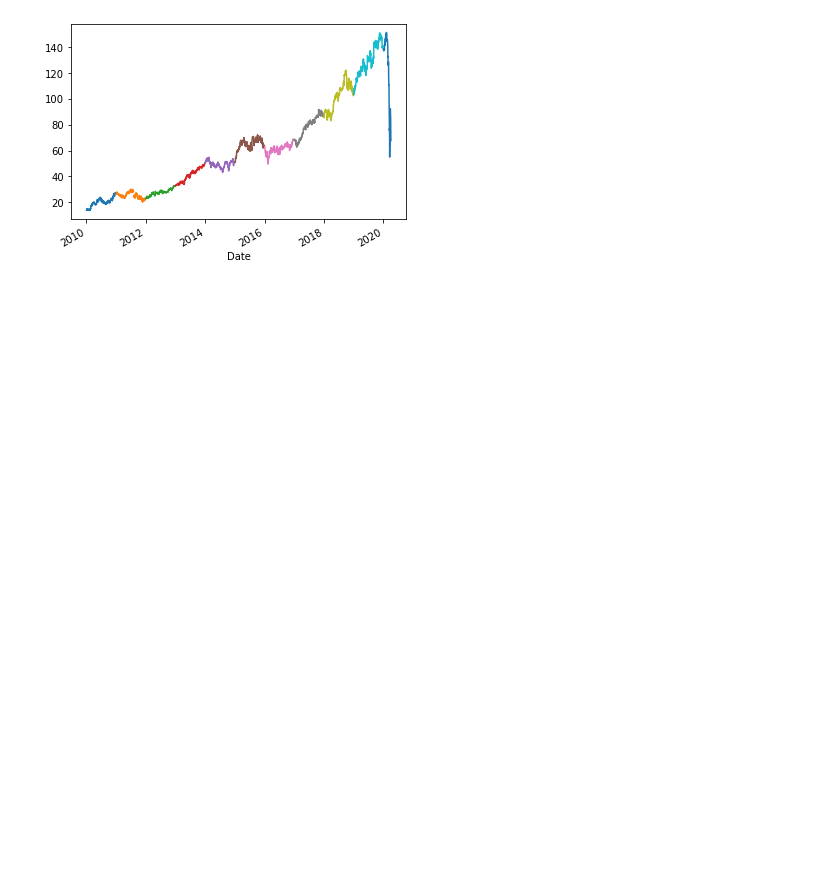
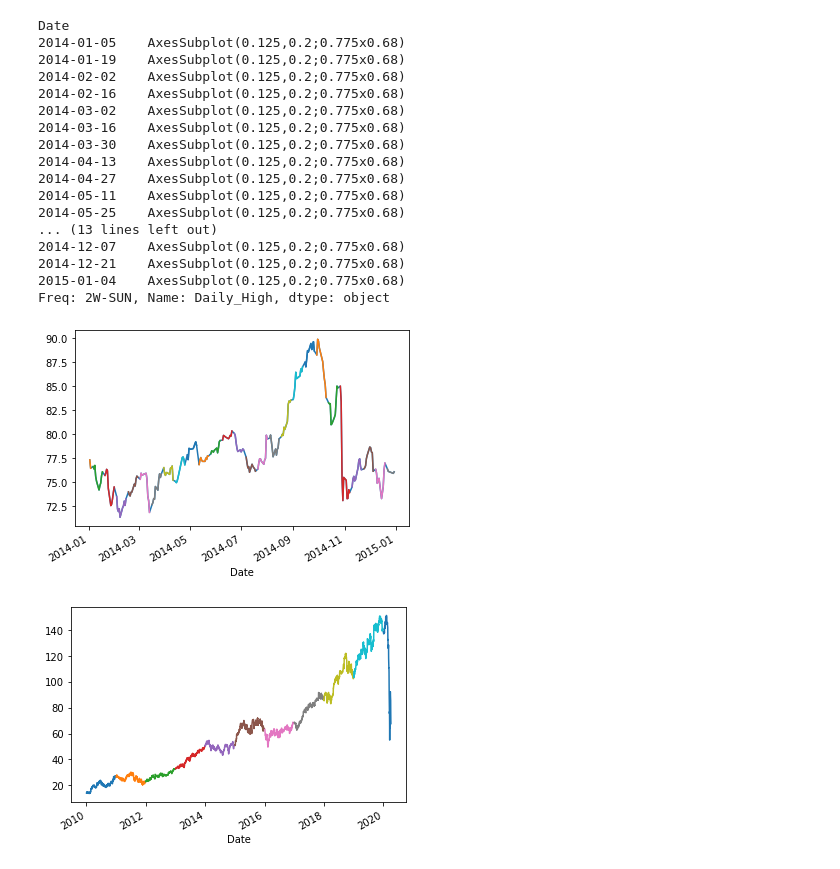
Before and after one commit to Brihmt/AnalyseBourse, a Jupyter notebook: Exploration du dataset.ipynb, the cells around one changed output. Drawn from its saved outputs; the diff is of its cells as text; code cells hidden in the pictures; blank space fills up the shorter version.

```diff
--- a/Exploration du dataset.ipynb
+++ b/Exploration du dataset.ipynb
@@ -63,0 +47,4 @@ test.plot()
+# %%
+#On enlève les lignes avec le Daily_High vide
+data=data.dropna(axis=0)
+data.describe()
@@ -64 +67,25 @@ test.plot()
+# %%
+#On observe les Daily_High pour l'entreprise Sanofi découpé en périodes de 2 semaines sur 2014.
+test=data[data['Name'] == 'Sanofi']
+test.loc['2014']['Daily_High'].plot()
+test.loc['2014']['Daily_High'].resample('2w').plot()
+# %% [output]
+Date
+2014-01-05    AxesSubplot(0.125,0.2;0.775x0.68)
+2014-01-19    AxesSubplot(0.125,0.2;0.775x0.68)
+2014-02-02    AxesSubplot(0.125,0.2;0.775x0.68)
+2014-02-16    AxesSubplot(0.125,0.2;0.775x0.68)
+2014-03-02    AxesSubplot(0.125,0.2;0.775x0.68)
+2014-03-16    AxesSubplot(0.125,0.2;0.775x0.68)
+2014-03-30    AxesSubplot(0.125,0.2;0.775x0.68)
+2014-04-13    AxesSubplot(0.125,0.2;0.775x0.68)
+2014-04-27    AxesSubplot(0.125,0.2;0.775x0.68)
+2014-05-11    AxesSubplot(0.125,0.2;0.775x0.68)
+2014-05-25    AxesSubplot(0.125,0.2;0.775x0.68)
+... (13 lines left out)
+2014-12-07    AxesSubplot(0.125,0.2;0.775x0.68)
+2014-12-21    AxesSubplot(0.125,0.2;0.775x0.68)
+2015-01-04    AxesSubplot(0.125,0.2;0.775x0.68)
+Freq: 2W-SUN, Name: Daily_High, dtype: object
+[figure, added]
 # %%
```
Also changed, not shown: parts of 14 cells of this notebook, 2 other files.
